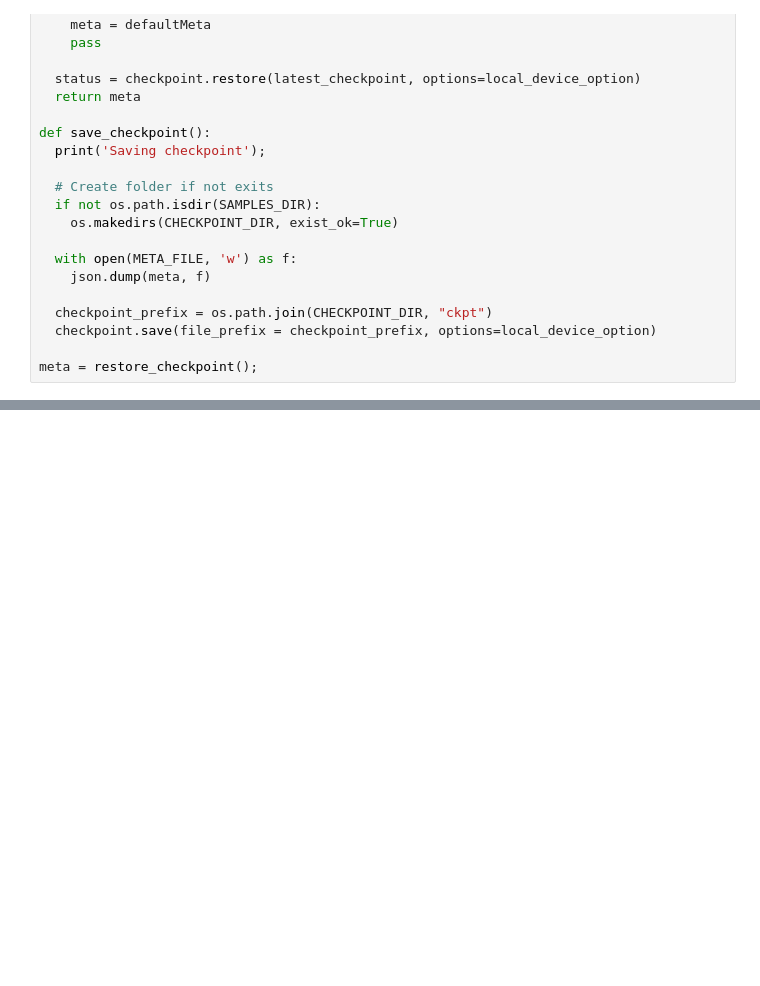
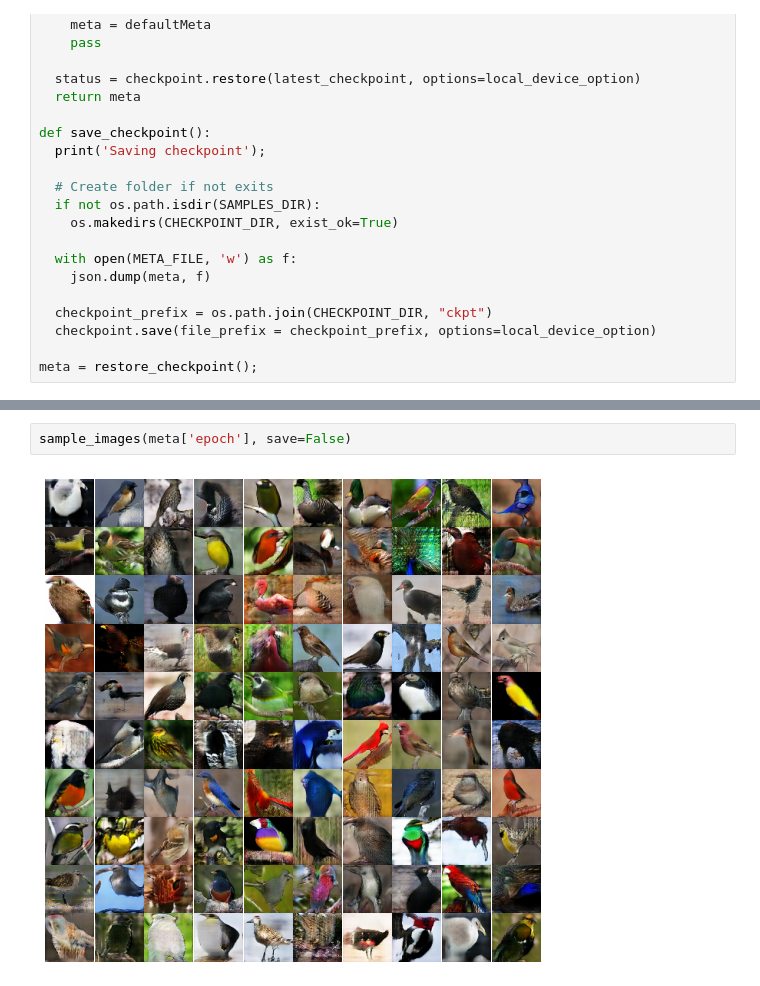
Before and after one commit to xarvel/DataScience, a Jupyter notebook: BIGGAN_birds_64.ipynb, the cells around one changed output, grey strips where cells are left out. Drawn from its saved outputs; the diff is of its cells as text; blank space fills up the shorter version.

```diff
--- a/BIGGAN_birds_64.ipynb
+++ b/BIGGAN_birds_64.ipynb
@@ -676,0 +683,4 @@ show_analytics(meta, save=False)
+# %%
+sample_images(meta['epoch'], save=False)
+# %% [output]
+[figure, added]
```
Also changed, not shown: parts of 8 cells of this notebook.
